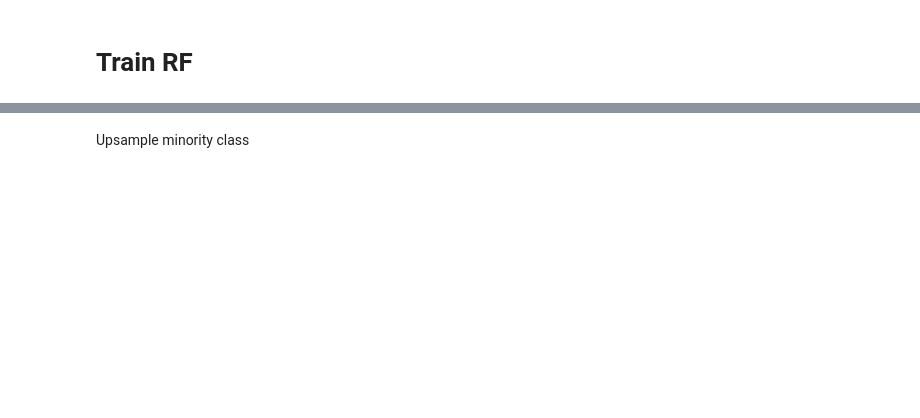
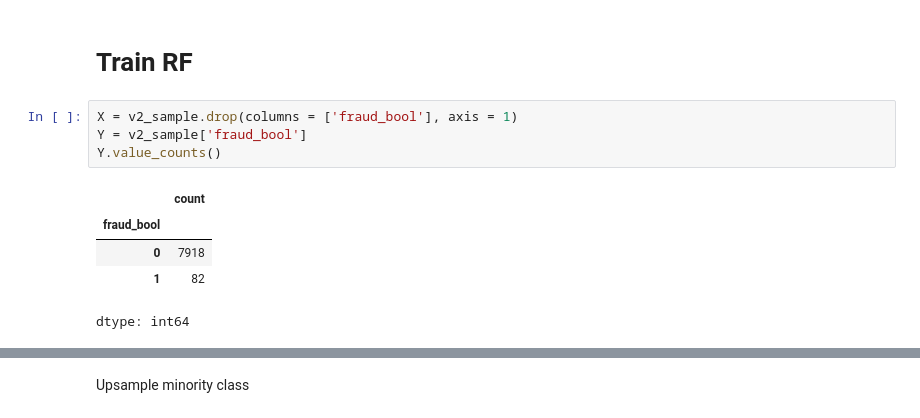
Before and after one commit to MDankloff/Cluster-Bias-Disco, a Jupyter notebook: BAFV2data_preprocessing.ipynb, the cells around one changed output, grey strips where cells are left out. Saved outputs shown, nothing was run; the diff lists cells and outputs as text; blank space fills up the shorter version.

```diff
--- a/BAFV2data_preprocessing.ipynb
+++ b/BAFV2data_preprocessing.ipynb
@@ -342,2 +331,12 @@ memory usage: 1.3 MB
 # %% [markdown]
 # Train RF
+# %%
+X = v2_sample.drop(columns = ['fraud_bool'], axis = 1)
+Y = v2_sample['fraud_bool']
+Y.value_counts()
+# %% [output]
+|  | count |
+| fraud_bool |  |
+| 0 | 7918 |
+| 1 | 82 |
+dtype: int64
```
Also changed, not shown: parts of 15 cells of this notebook.
